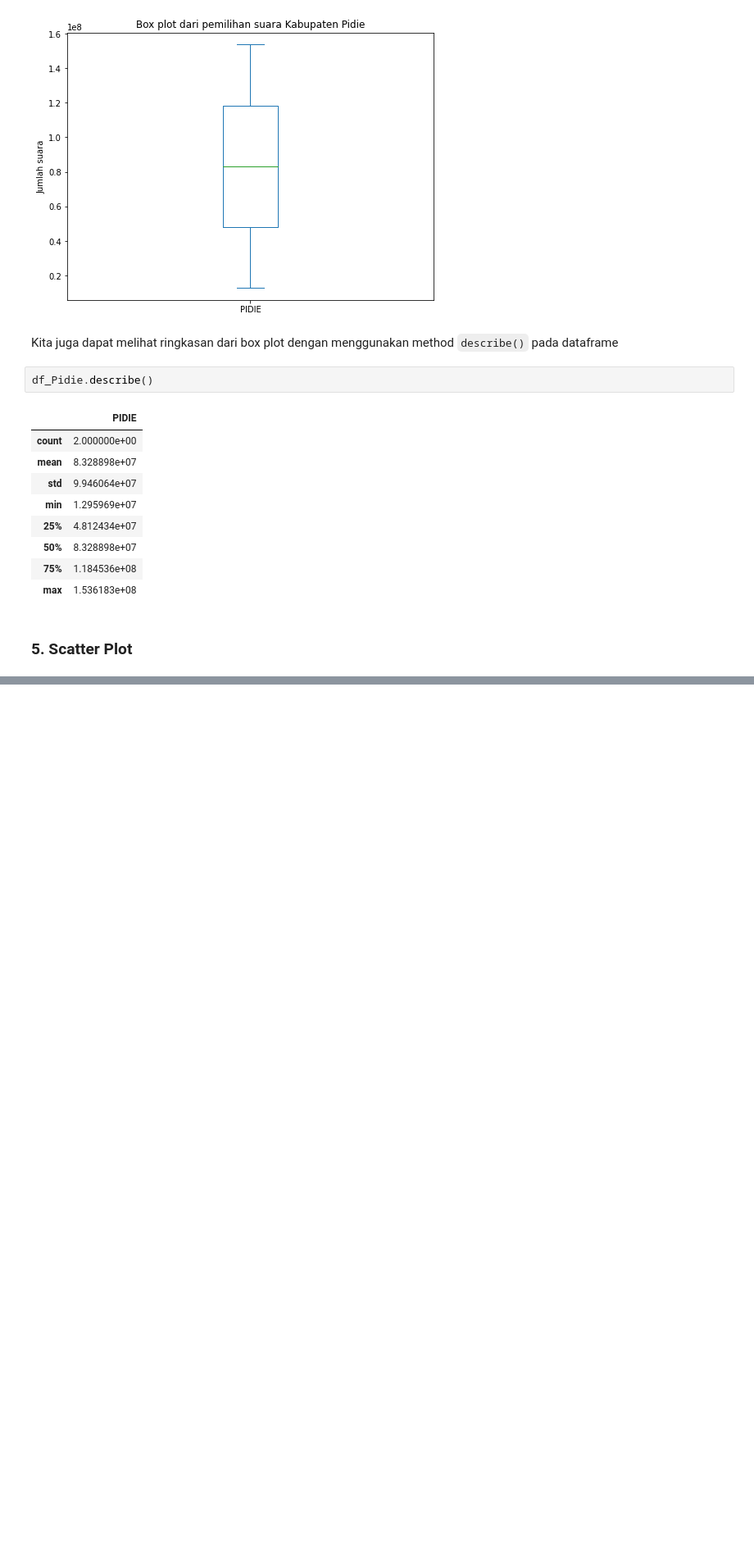
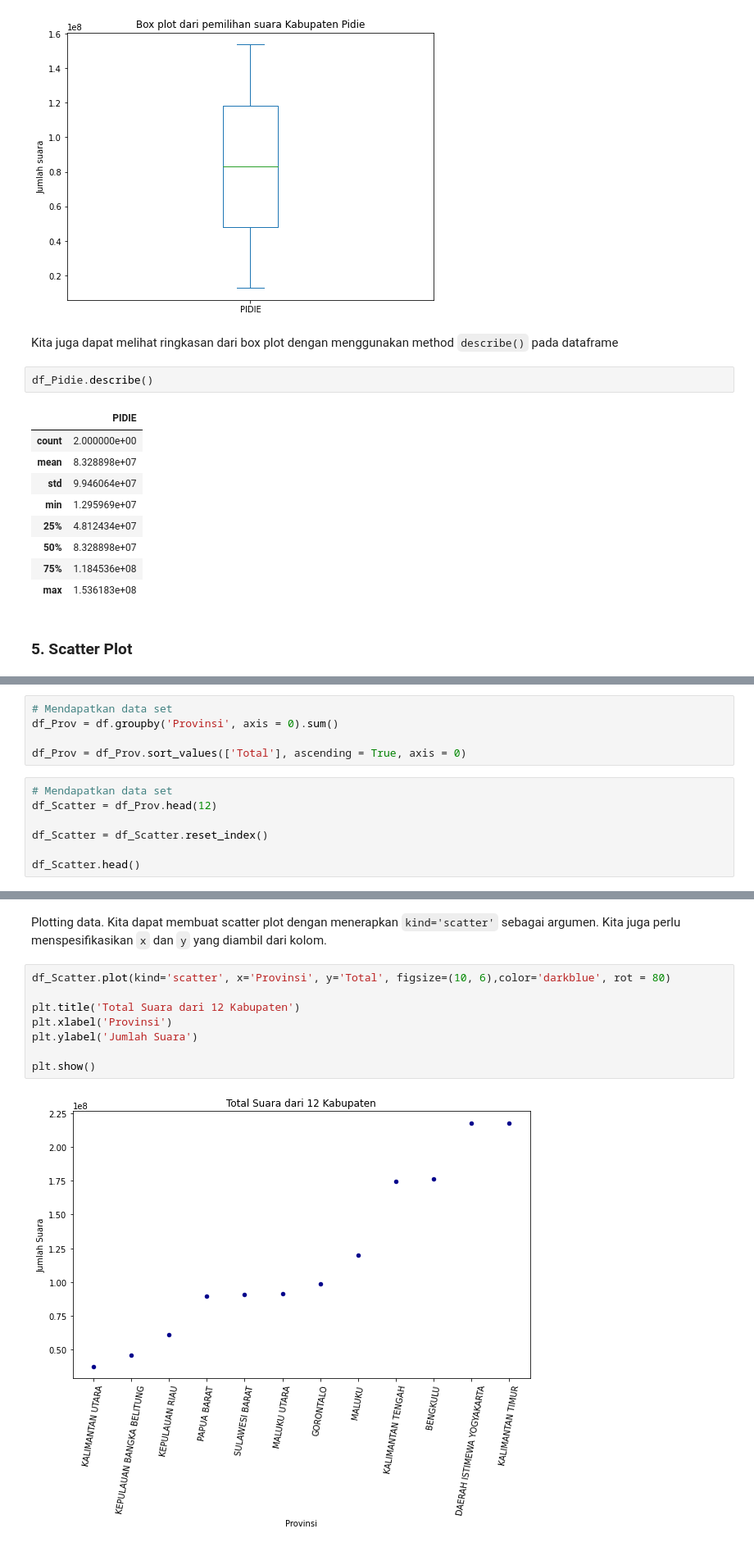
Before and after one commit to daffa1134/Praktikum-VisDat, a Jupyter notebook: 2008107010013_Daffa_Mudhaffar_Tugas_3.ipynb, the cells around one changed output, grey strips where cells are left out. Shown: that part at 82% size. Drawn from its saved outputs; the diff is of its cells as text; blank space fills up the shorter version.

```diff
--- a/2008107010013_Daffa_Mudhaffar_Tugas_3.ipynb
+++ b/2008107010013_Daffa_Mudhaffar_Tugas_3.ipynb
@@ -298,0 +299,12 @@ tes
+# %%
+# Mendapatkan data set
+df_Prov = df.groupby('Provinsi', axis = 0).sum()
+
+df_Prov = df_Prov.sort_values(['Total'], ascending = True, axis = 0)
+# %%
+# Mendapatkan data set
+df_Scatter = df_Prov.head(12)
+
+df_Scatter = df_Scatter.reset_index()
+
+df_Scatter.head()
@@ -298,0 +318,12 @@ tes
+# %% [markdown]
+Plotting data. Kita dapat membuat scatter plot dengan menerapkan `kind='scatter'` sebagai argumen. Kita juga perlu menspesifikasikan `x` dan `y` yang diambil dari kolom.
+# %%
+df_Scatter.plot(kind='scatter', x='Provinsi', y='Total', figsize=(10, 6),color='darkblue', rot = 80)
+
+plt.title('Total Suara dari 12 Kabupaten')
+plt.xlabel('Provinsi')
+plt.ylabel('Jumlah Suara')
+
+plt.show()
+# %% [output]
+[figure, added]
```
Also changed, not shown: parts of 3 cells of this notebook.
